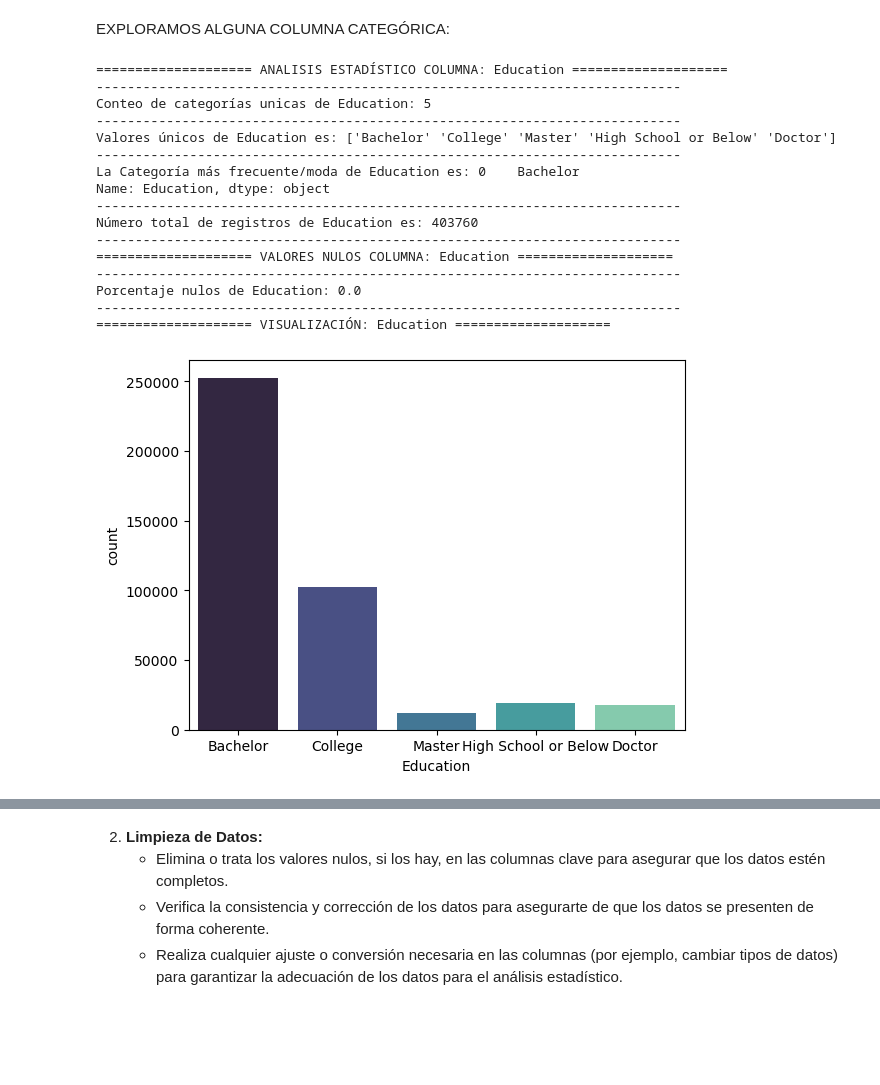
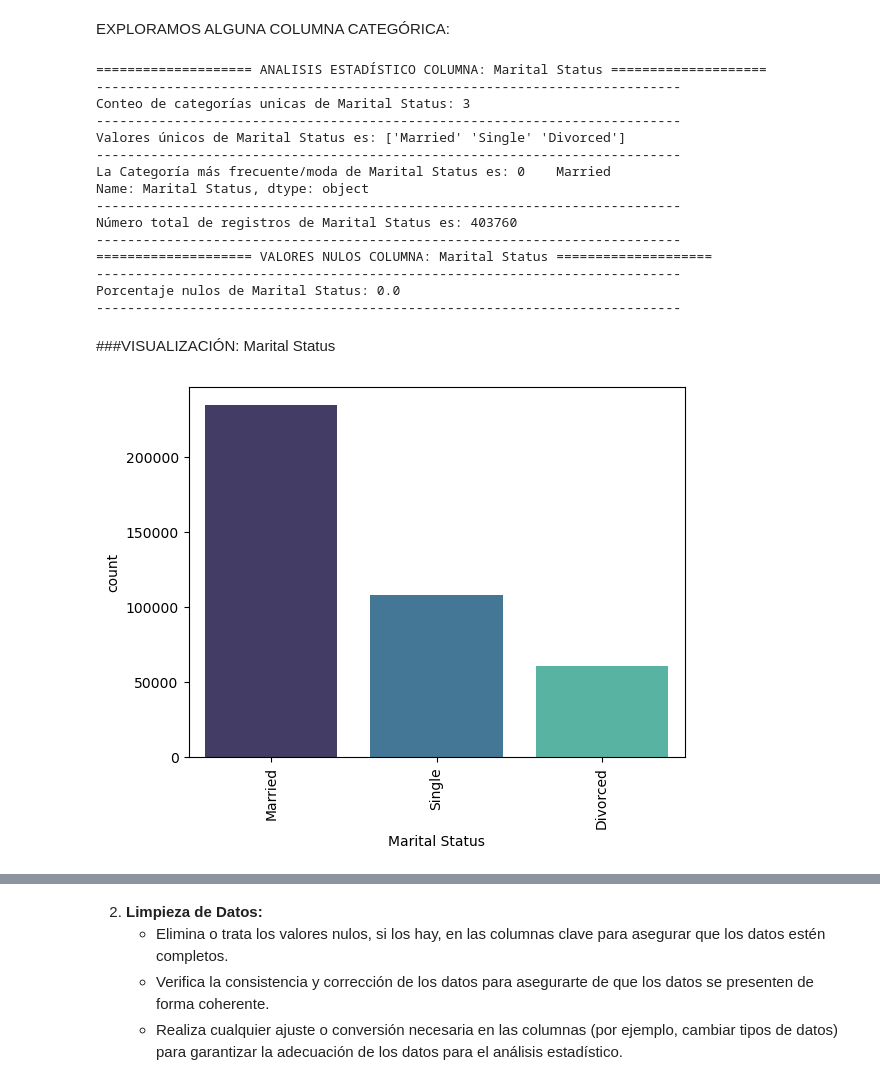
Before and after one commit to Adalab/bda-modulo-3-evaluacion-final-NIEVESPA, a Jupyter notebook: bda-modulo-3-evaluacion-final-NIEVESPA.ipynb, the cells around one changed output, grey strips where cells are left out. Drawn from its saved outputs; the diff is of its cells as text; code cells hidden in the pictures; blank space fills up the shorter version.

Commit message:
chore(exploracion): continua el proceso de exploracion y visualizacion

```diff
--- a/bda-modulo-3-evaluacion-final-NIEVESPA.ipynb
+++ b/bda-modulo-3-evaluacion-final-NIEVESPA.ipynb
@@ -393,22 +395,22 @@ Como veíamos en los datos, la mayoría de clientes acumulan cantidades nulas de
 # %% [markdown]
 EXPLORAMOS ALGUNA COLUMNA CATEGÓRICA:
 # %%
-sp_t.exploracion_categorica(df_total, 'Education')
+sp_t.exploracion_categorica(df_total, 'Marital Status')
 # %% [output]
-==================== ANALISIS ESTADÍSTICO COLUMNA: Education ====================
+==================== ANALISIS ESTADÍSTICO COLUMNA: Marital Status ====================
 ---------------------------------------------------------------------------
-Conteo de categorías unicas de Education: 5
+Conteo de categorías unicas de Marital Status: 3
 ---------------------------------------------------------------------------
-Valores únicos de Education es: ['Bachelor' 'College' 'Master' 'High School or Below' 'Doctor']
+Valores únicos de Marital Status es: ['Married' 'Single' 'Divorced']
 ---------------------------------------------------------------------------
-La Categoría más frecuente/moda de Education es: 0    Bachelor
-Name: Education, dtype: object
+La Categoría más frecuente/moda de Marital Status es: 0    Married
+Name: Marital Status, dtype: object
 ---------------------------------------------------------------------------
-Número total de registros de Education es: 403760
+Número total de registros de Marital Status es: 403760
 ---------------------------------------------------------------------------
-==================== VALORES NULOS COLUMNA: Education ====================
+==================== VALORES NULOS COLUMNA: Marital Status ====================
 ---------------------------------------------------------------------------
-Porcentaje nulos de Education: 0.0
+Porcentaje nulos de Marital Status: 0.0
 ---------------------------------------------------------------------------
-==================== VISUALIZACIÓN: Education ====================
+ ###VISUALIZACIÓN: Marital Status
-[figure, old version]
+[figure, new version]
```
Also changed, not shown: parts of 31 cells of this notebook, 3 other files.
